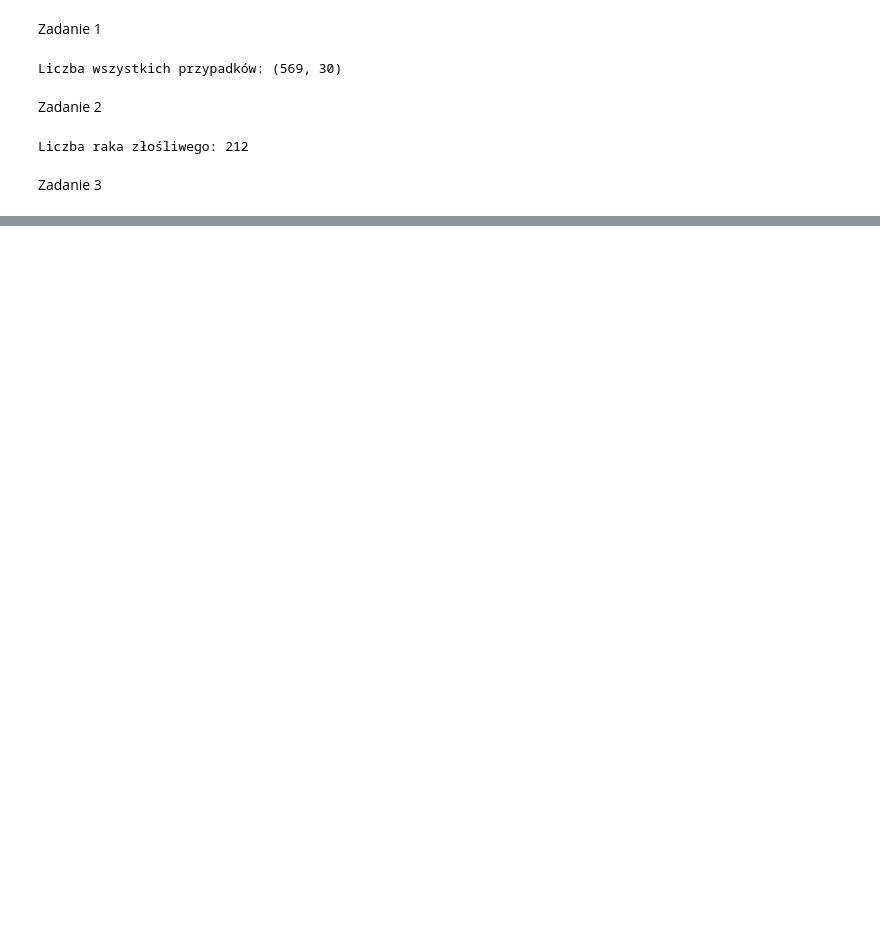
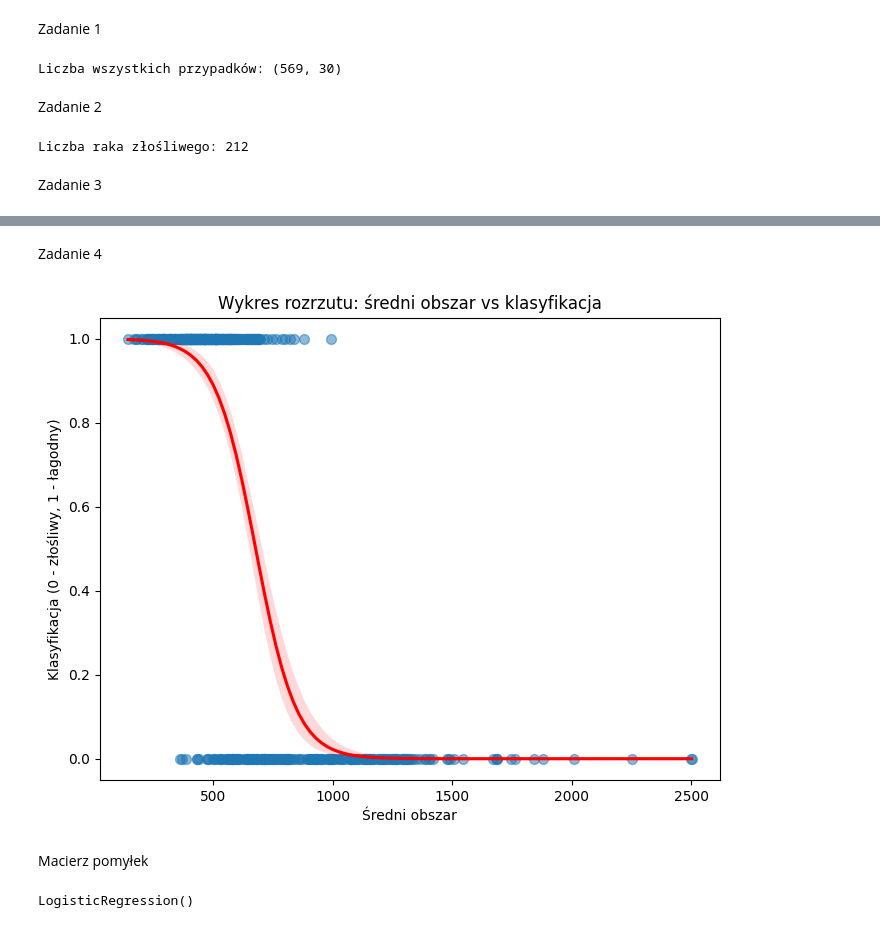
Before and after one commit to Xeesto/UEP, a Jupyter notebook: Lab4_Klasyfikacja.ipynb, the cells around one changed output, grey strips where cells are left out. Drawn from its saved outputs; the diff is of its cells as text; code cells hidden in the pictures; blank space fills up the shorter version.

```diff
--- a/Lab4_Klasyfikacja.ipynb
+++ b/Lab4_Klasyfikacja.ipynb
@@ -24,0 +39,15 @@ Zadanie 3
+# %% [markdown]
+Zadanie 4
+# %%
+import seaborn as sns
+
+plt.figure(figsize=(8, 6))
+sns.regplot(x=mean_area, y=y, logistic=True, scatter_kws={'s': 50, 'alpha': 0.5}, line_kws={'color': 'red'})
+plt.title('Wykres rozrzutu: średni obszar vs klasyfikacja')
+plt.xlabel('Średni obszar')
+plt.ylabel('Klasyfikacja (0 - złośliwy, 1 - łagodny)')
+plt.show()
+# %% [output]
+[figure, added]
+# %% [markdown]
+Macierz pomyłek
@@ -24,0 +71,6 @@ Zadanie 3
+# %%
+#3 Budowa modelu regresji logistycznej
+model = LogisticRegression()
+model.fit(X_train, y_train)
+# %% [output]
+LogisticRegression()
```
Also changed, not shown: parts of 9 cells of this notebook.
